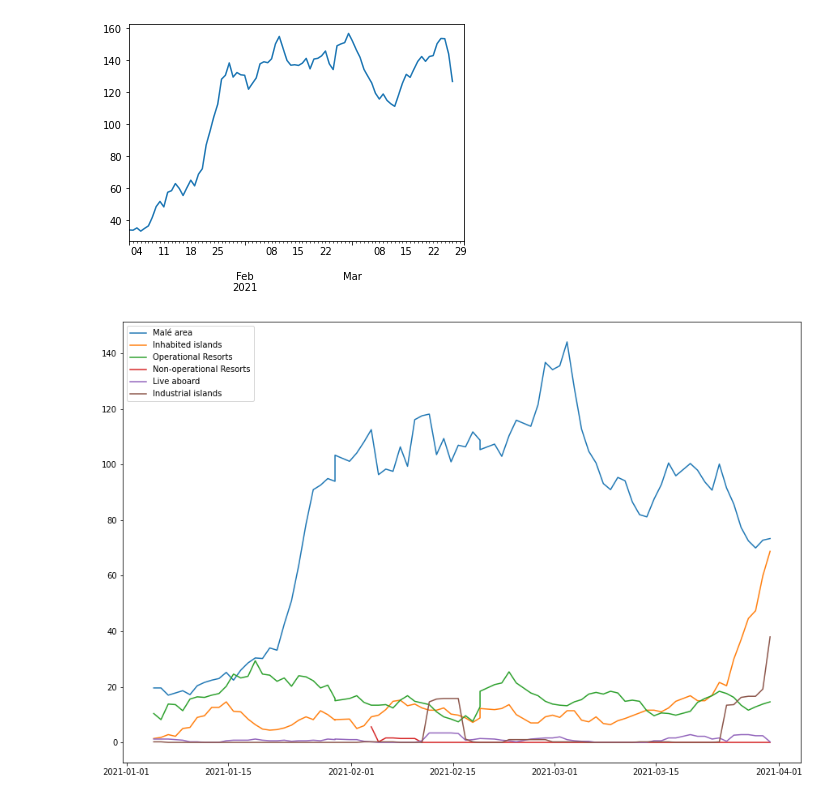
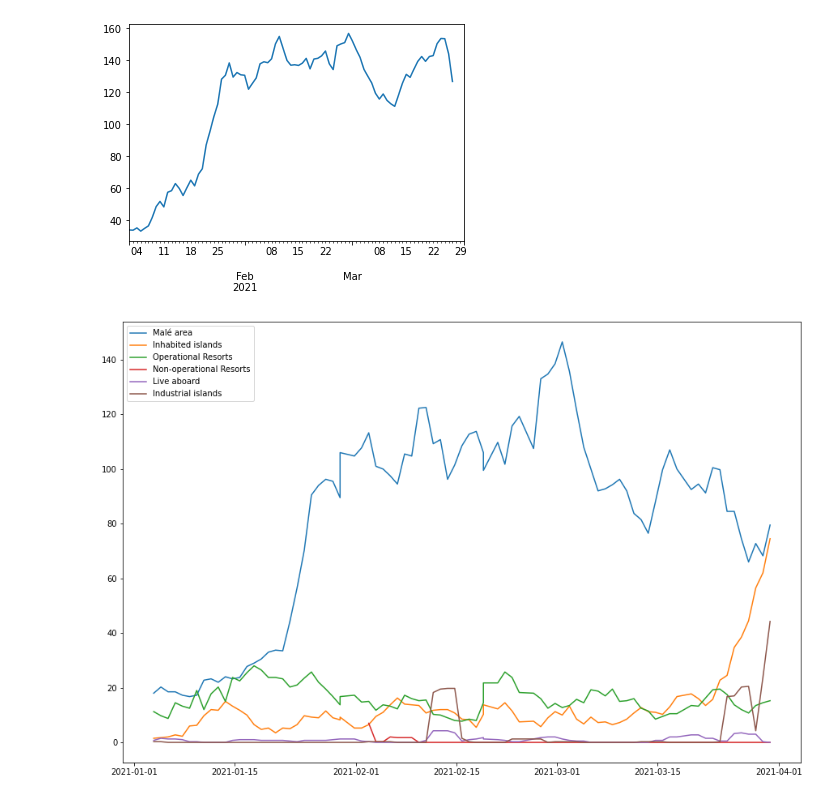
Before and after one commit to opendatamv/mv-covid19, a Jupyter notebook: notebooks/trends.ipynb, the cells around one changed output. Drawn from its saved outputs; the diff is of its cells as text; code cells hidden in the pictures.

```diff
--- a/notebooks/trends.ipynb
+++ b/notebooks/trends.ipynb
@@ -61,13 +61,13 @@ with open("tweet_raw.txt", "r") as f:
 # %%
 plt.figure(figsize=[15,10])
 
 for x in ["Malé area", "Inhabited islands", "Operational Resorts", "Non-operational Resorts", "Live aboard", "Industrial islands"]: #, "Islands under development"]:
     ma = bd[[x, "date"]].sort_values(["date",], axis=0, ignore_index=True)
-    ma[f"rav"] = ma[x].rolling(5).mean().shift(-2)
+    ma[f"rav"] = ma[x].rolling(4).mean().shift(-2)
     ma = ma.set_index("date")
     plt.plot(ma["rav"], label=x)
     plt.legend(loc=2)
 
 bd.to_csv("tweet_raw.csv")
 # %% [output]
-[figure, old version]
+[figure, new version]
```
